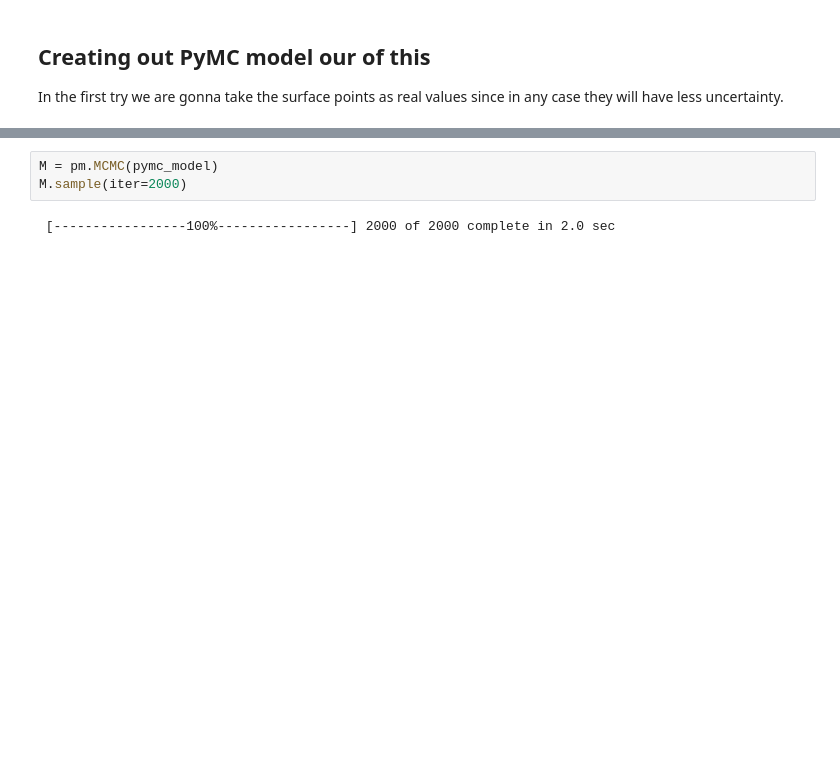
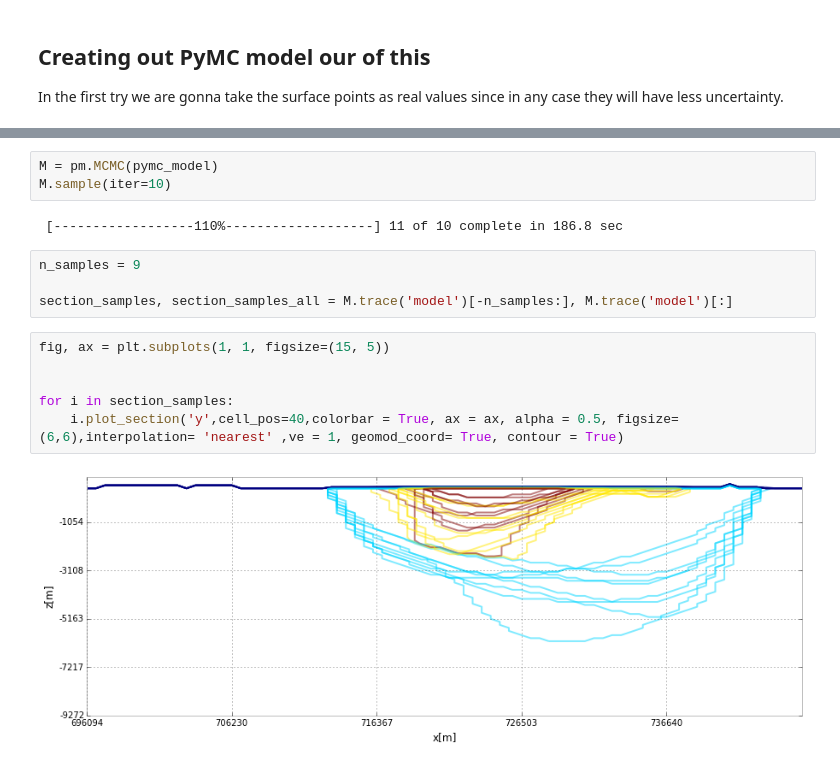
Before and after one commit to Leguark/Thesis, a Jupyter notebook: PyMC Sandstone.ipynb, the cells around one changed output, grey strips where cells are left out. Drawn from its saved outputs; the diff is of its cells as text; blank space fills up the shorter version.

```diff
--- a/PyMC Sandstone.ipynb
+++ b/PyMC Sandstone.ipynb
@@ -232,5 +226,17 @@ TypeError: float() argument must be a string or a number
 # %%
 M = pm.MCMC(pymc_model)
-M.sample(iter=2000)
+M.sample(iter=10)
 # %% [output]
- [-----------------100%-----------------] 2000 of 2000 complete in 2.0 sec
+ [------------------110%-------------------] 11 of 10 complete in 186.8 sec
+# %%
+n_samples = 9
+
+section_samples, section_samples_all = M.trace('model')[-n_samples:], M.trace('model')[:]
+# %%
+fig, ax = plt.subplots(1, 1, figsize=(15, 5))
+
+
+for i in section_samples:
+    i.plot_section('y',cell_pos=40,colorbar = True, ax = ax, alpha = 0.5, figsize=(6,6),interpolation= 'nearest' ,ve = 1, geomod_coord= True, contour = True)
+# %% [output]
+[figure, added]
```
Also changed, not shown: parts of 15 cells of this notebook, 47 other files.
